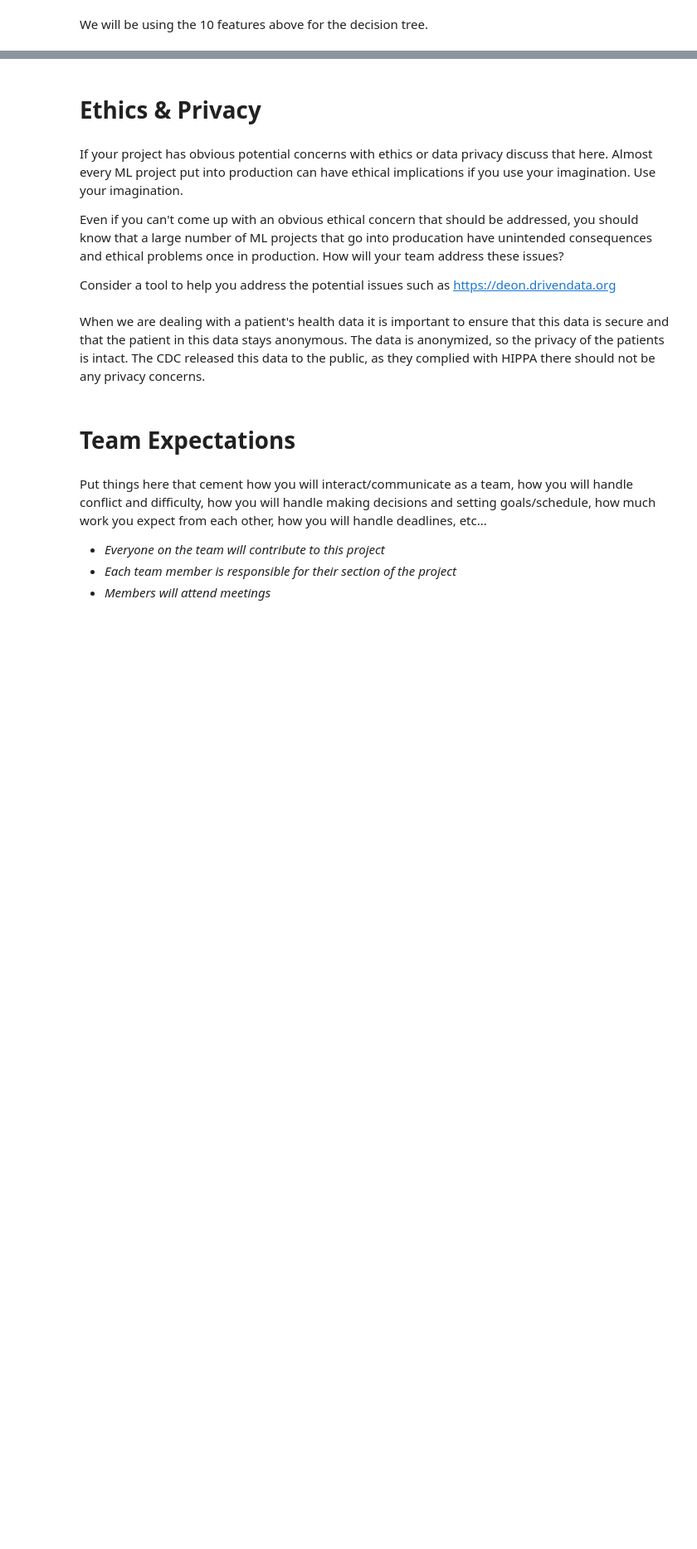
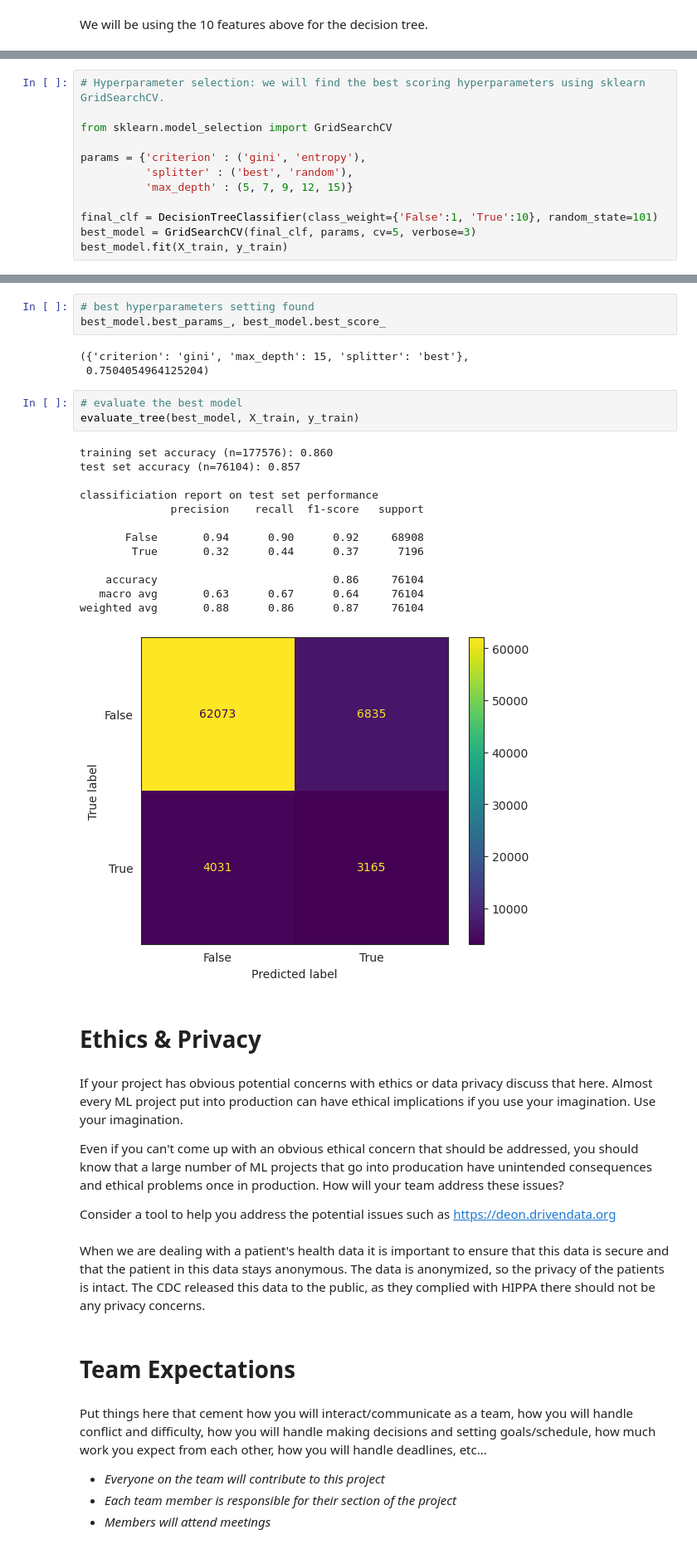
Before and after one commit to COGS118A/Group019-SP23, a Jupyter notebook: Checkpoint_Group019-SP23.ipynb, the cells around one changed output, grey strips where cells are left out. Shown at 83% size. Cells and saved outputs as stored; diff of their text form; blank space fills up the shorter version.

```diff
--- a/Checkpoint_Group019-SP23.ipynb
+++ b/Checkpoint_Group019-SP23.ipynb
@@ -171,0 +264,12 @@ We will be using the 10 features above for the decision tree.
+# %%
+# Hyperparameter selection: we will find the best scoring hyperparameters using sklearn GridSearchCV.
+
+from sklearn.model_selection import GridSearchCV
+
+params = {'criterion' : ('gini', 'entropy'),
+          'splitter' : ('best', 'random'),
+          'max_depth' : (5, 7, 9, 12, 15)}
+
+final_clf = DecisionTreeClassifier(class_weight={'False':1, 'True':10}, random_state=101)
+best_model = GridSearchCV(final_clf, params, cv=5, verbose=3)
+best_model.fit(X_train, y_train)
@@ -172,3 +302,26 @@ We will be using the 10 features above for the decision tree.
+# %%
+# best hyperparameters setting found
+best_model.best_params_, best_model.best_score_
+# %% [output]
+({'criterion': 'gini', 'max_depth': 15, 'splitter': 'best'},
+ 0.7504054964125204)
+# %%
+# evaluate the best model
+evaluate_tree(best_model, X_train, y_train)
+# %% [output]
+training set accuracy (n=177576): 0.860
+test set accuracy (n=76104): 0.857
+
+classificiation report on test set performance
+              precision    recall  f1-score   support
+
+       False       0.94      0.90      0.92     68908
+        True       0.32      0.44      0.37      7196
+
+    accuracy                           0.86     76104
+   macro avg       0.63      0.67      0.64     76104
+weighted avg       0.88      0.86      0.87     76104
+[figure, added]
 # %% [markdown]
 # Ethics & Privacy
 # %% [markdown]
```
Also changed, not shown: parts of 9 cells of this notebook.
